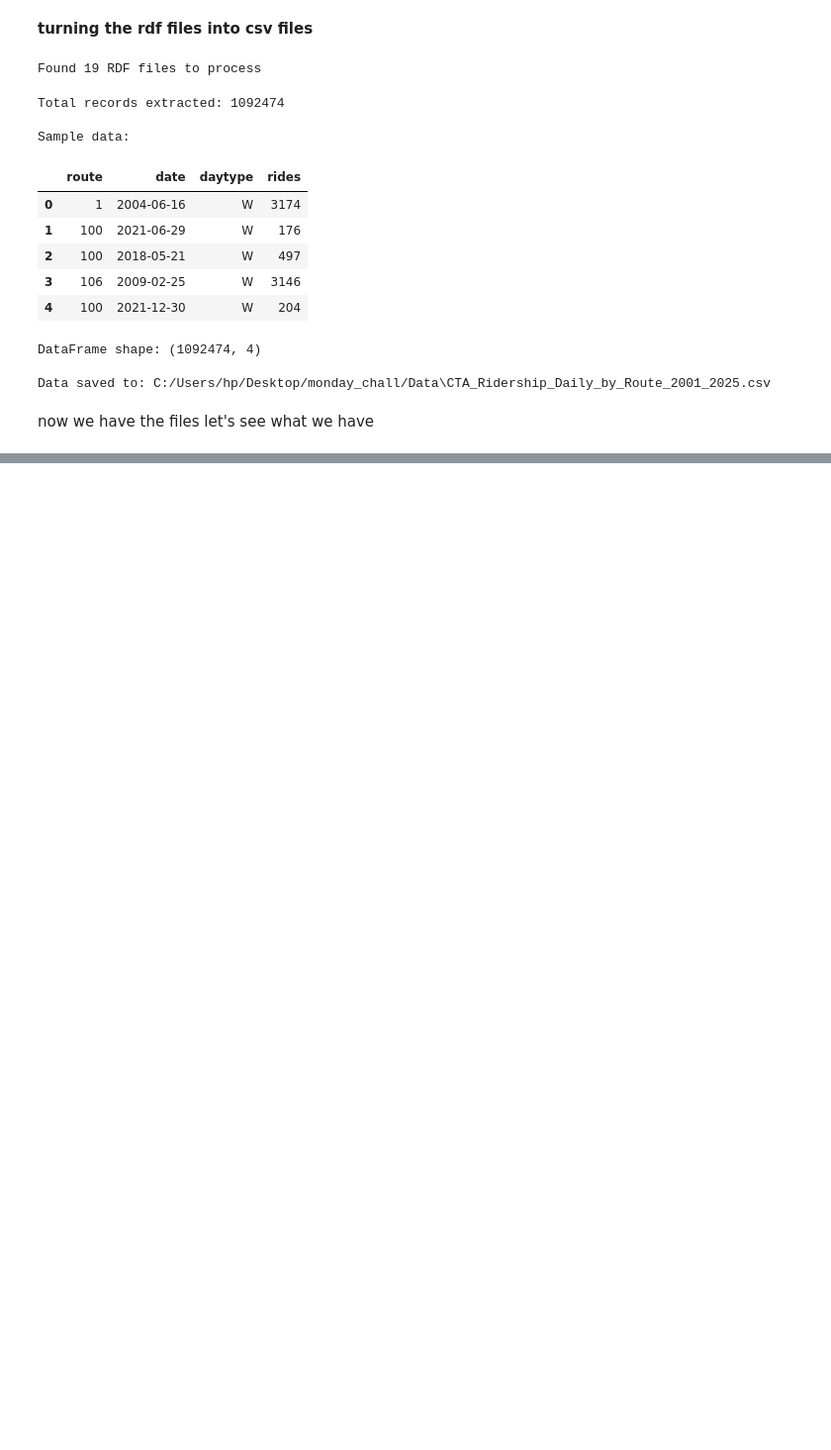
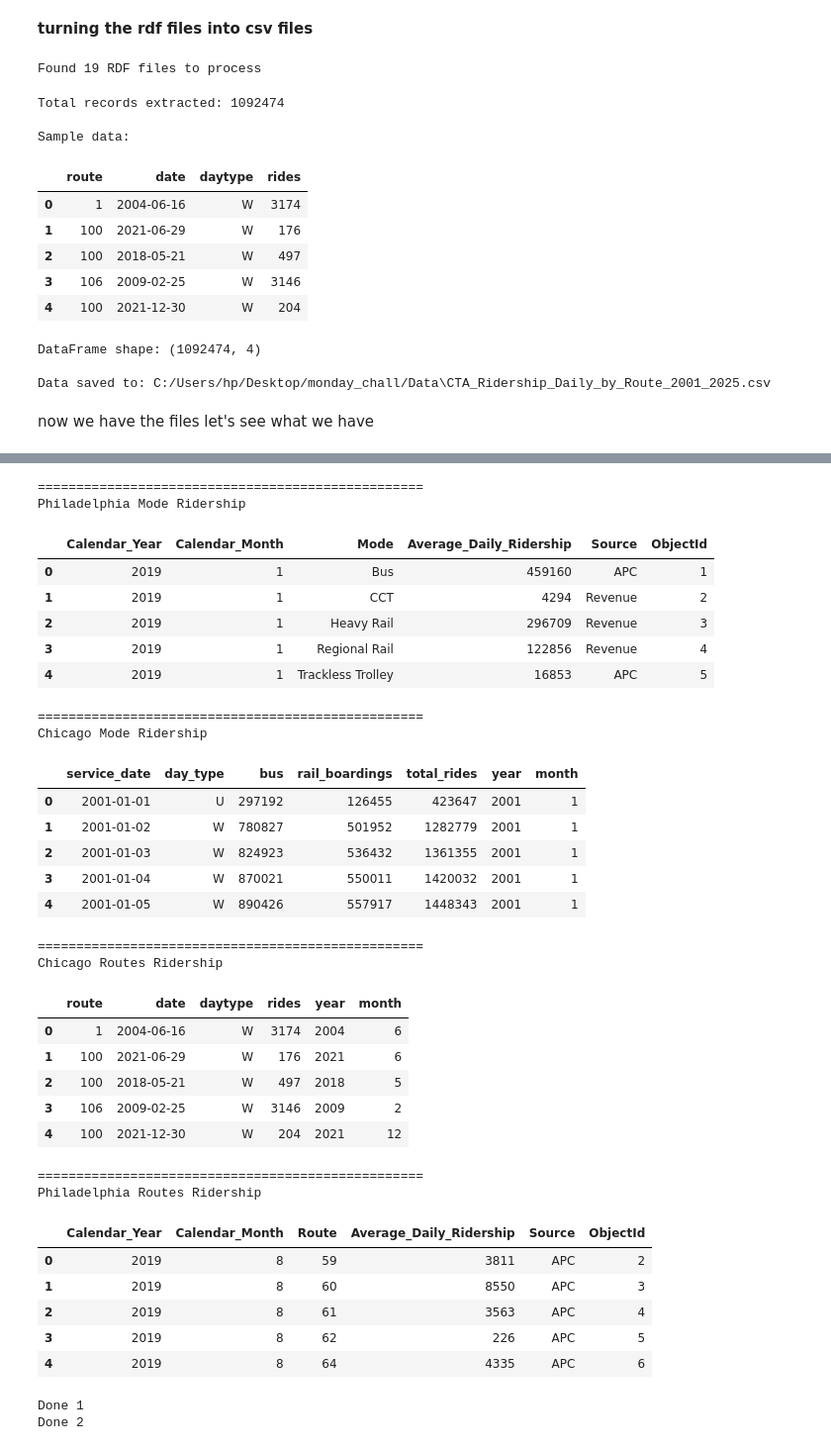
Before and after one commit to notNAKAZAKi-ctrl/Performance-analysis-and-urban-transport-satisfaction-with-Power-BI, a Jupyter notebook: etl_all.ipynb, the cells around one changed output, grey strips where cells are left out. Shown at 99% size. Drawn from its saved outputs; the diff is of its cells as text; code cells hidden in the pictures; blank space fills up the shorter version.

```diff
--- a/etl_all.ipynb
+++ b/etl_all.ipynb
@@ -103,0 +164,9 @@ now we have the files let's see what we have
+# %%
+# Convert date column to datetime
+chicago_Routes['date'] = pd.to_datetime(chicago_Routes['date'])
+
+# Extract year and month into separate columns
+chicago_Routes['year'] = chicago_Routes['date'].dt.year
+chicago_Routes['month'] = chicago_Routes['date'].dt.month
+
+display(chicago_Routes.head())
@@ -103,0 +197,64 @@ now we have the files let's see what we have
+# %%
+# Displaying the head of all 4 dataframes
+print("=" * 50)
+print("Philadelphia Mode Ridership")
+display(phila_Mode.head())
+
+print("\n" + "=" * 50)
+print("Chicago Mode Ridership")
+
+display(chicago_Mode.head())
+
+print("\n" + "=" * 50)
+print("Chicago Routes Ridership")
+
+display(chicago_Routes.head())
+
+print("\n" + "=" * 50)
+print("Philadelphia Routes Ridership")
+
+display(phila_Routes.head())
+# %% [output]
+==================================================
+Philadelphia Mode Ridership
+|  | Calendar_Year | Calendar_Month | Mode | Average_Daily_Ridership | Source | ObjectId |
+| 0 | 2019 | 1 | Bus | 459160 | APC | 1 |
+| 1 | 2019 | 1 | CCT | 4294 | Revenue | 2 |
+| 2 | 2019 | 1 | Heavy Rail | 296709 | Revenue | 3 |
+| 3 | 2019 | 1 | Regional Rail | 122856 | Revenue | 4 |
+| 4 | 2019 | 1 | Trackless Trolley | 16853 | APC | 5 |
+==================================================
+Chicago Mode Ridership
+|  | service_date | day_type | bus | rail_boardings | total_rides | year | month |
+| 0 | 2001-01-01 | U | 297192 | 126455 | 423647 | 2001 | 1 |
+| 1 | 2001-01-02 | W | 780827 | 501952 | 1282779 | 2001 | 1 |
+| 2 | 2001-01-03 | W | 824923 | 536432 | 1361355 | 2001 | 1 |
+| 3 | 2001-01-04 | W | 870021 | 550011 | 1420032 | 2001 | 1 |
+| 4 | 2001-01-05 | W | 890426 | 557917 | 1448343 | 2001 | 1 |
+==================================================
+Chicago Routes Ridership
+|  | route | date | daytype | rides | year | month |
+| 0 | 1 | 2004-06-16 | W | 3174 | 2004 | 6 |
+| 1 | 100 | 2021-06-29 | W | 176 | 2021 | 6 |
+| 2 | 100 | 2018-05-21 | W | 497 | 2018 | 5 |
+| 3 | 106 | 2009-02-25 | W | 3146 | 2009 | 2 |
+| 4 | 100 | 2021-12-30 | W | 204 | 2021 | 12 |
+==================================================
+Philadelphia Routes Ridership
+|  | Calendar_Year | Calendar_Month | Route | Average_Daily_Ridership | Source | ObjectId |
+| 0 | 2019 | 8 | 59 | 3811 | APC | 2 |
+| 1 | 2019 | 8 | 60 | 8550 | APC | 3 |
+| 2 | 2019 | 8 | 61 | 3563 | APC | 4 |
+| 3 | 2019 | 8 | 62 | 226 | APC | 5 |
+| 4 | 2019 | 8 | 64 | 4335 | APC | 6 |
+# %%
+# Save chicago_Routes with the new year and month columns
+chicago_Routes.to_csv(r"C:\Users\hp\Desktop\monday_chall\Data\CTA_Ridership_Daily_by_Route_2001_2025.csv", index=False)
+print("Done 1")
+
+# Save chicago_Mode with the new year and month columns
+chicago_Mode.to_excel(r"C:\Users\hp\Desktop\monday_chall\Data\cta-ridership-daily-boarding-totals-20260203-69820a3f9df63091665572.xlsx", index=False)
+print("Done 2")
+# %% [output]
+Done 1
+Done 2
```
Also changed, not shown: parts of 4 cells of this notebook, 3 other files.
